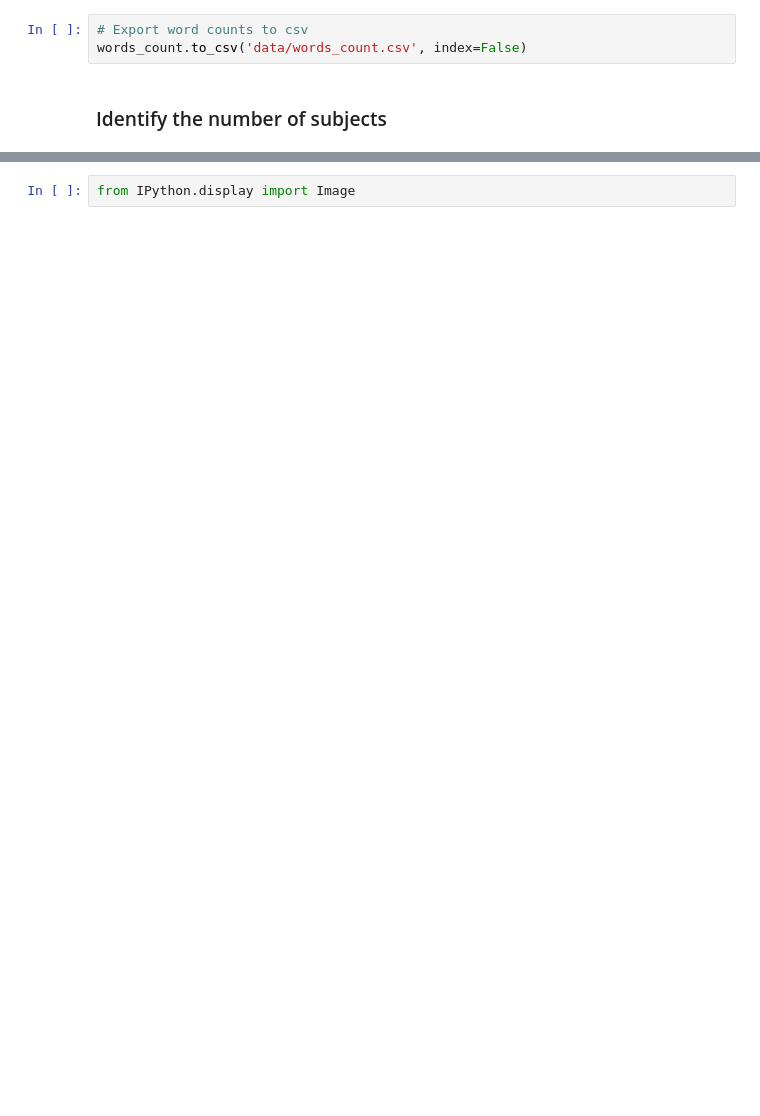
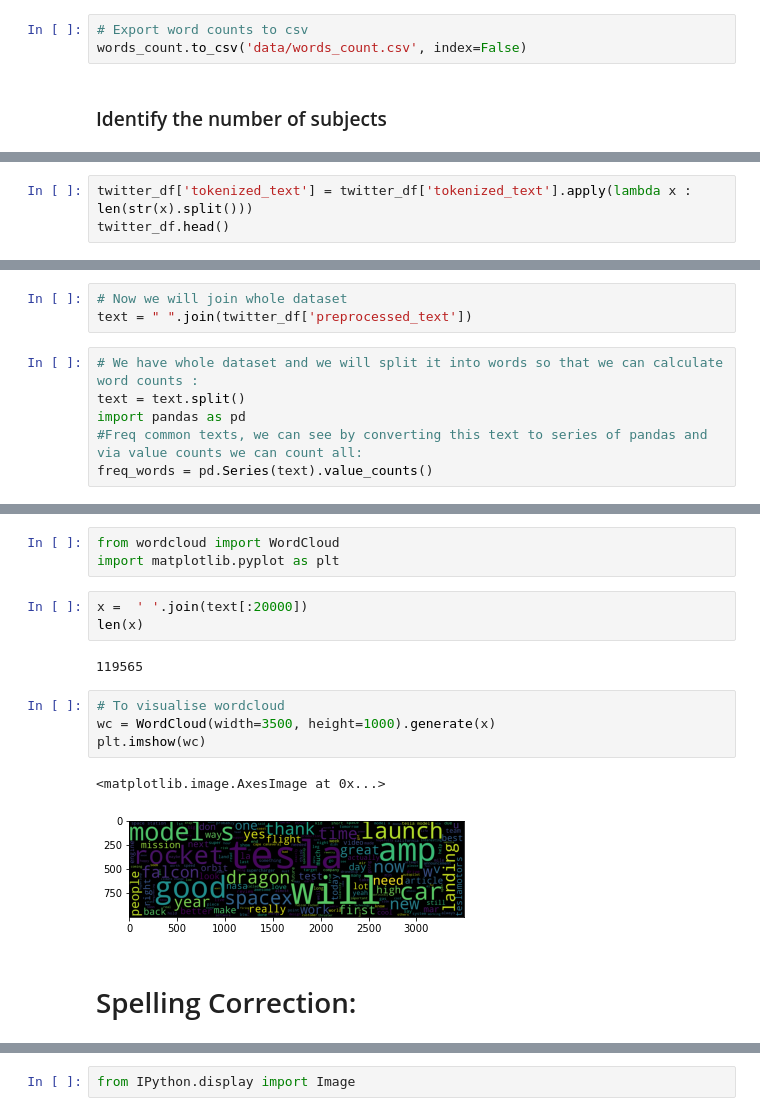
Before and after one commit to Gobi1616/Datalogy_Final, a Jupyter notebook: Spacy Text Classification Modelling.ipynb, the cells around one changed output, grey strips where cells are left out. Drawn from its saved outputs; the diff is of its cells as text; blank space fills up the shorter version.

```diff
--- a/Spacy Text Classification Modelling.ipynb
+++ b/Spacy Text Classification Modelling.ipynb
@@ -197,0 +196,3 @@ import matplotlib.pyplot as plt
+# %%
+twitter_df['tokenized_text'] = twitter_df['tokenized_text'].apply(lambda x : len(str(x).split()))
+twitter_df.head()
@@ -197,0 +206,9 @@ import matplotlib.pyplot as plt
+# %%
+# Now we will join whole dataset
+text = " ".join(twitter_df['preprocessed_text'])
+# %%
+# We have whole dataset and we will split it into words so that we can calculate word counts :
+text = text.split()
+import pandas as pd
+#Freq common texts, we can see by converting this text to series of pandas and via value counts we can count all:
+freq_words = pd.Series(text).value_counts()
@@ -197,0 +298,17 @@ import matplotlib.pyplot as plt
+# %%
+from wordcloud import WordCloud
+import matplotlib.pyplot as plt
+# %%
+x =  ' '.join(text[:20000])
+len(x)
+# %% [output]
+119565
+# %%
+# To visualise wordcloud
+wc = WordCloud(width=3500, height=1000).generate(x)
+plt.imshow(wc)
+# %% [output]
+<matplotlib.image.AxesImage at 0x...>
+[figure, added]
+# %% [markdown]
+# Spelling Correction:
```
Also changed, not shown: parts of 29 cells of this notebook.
